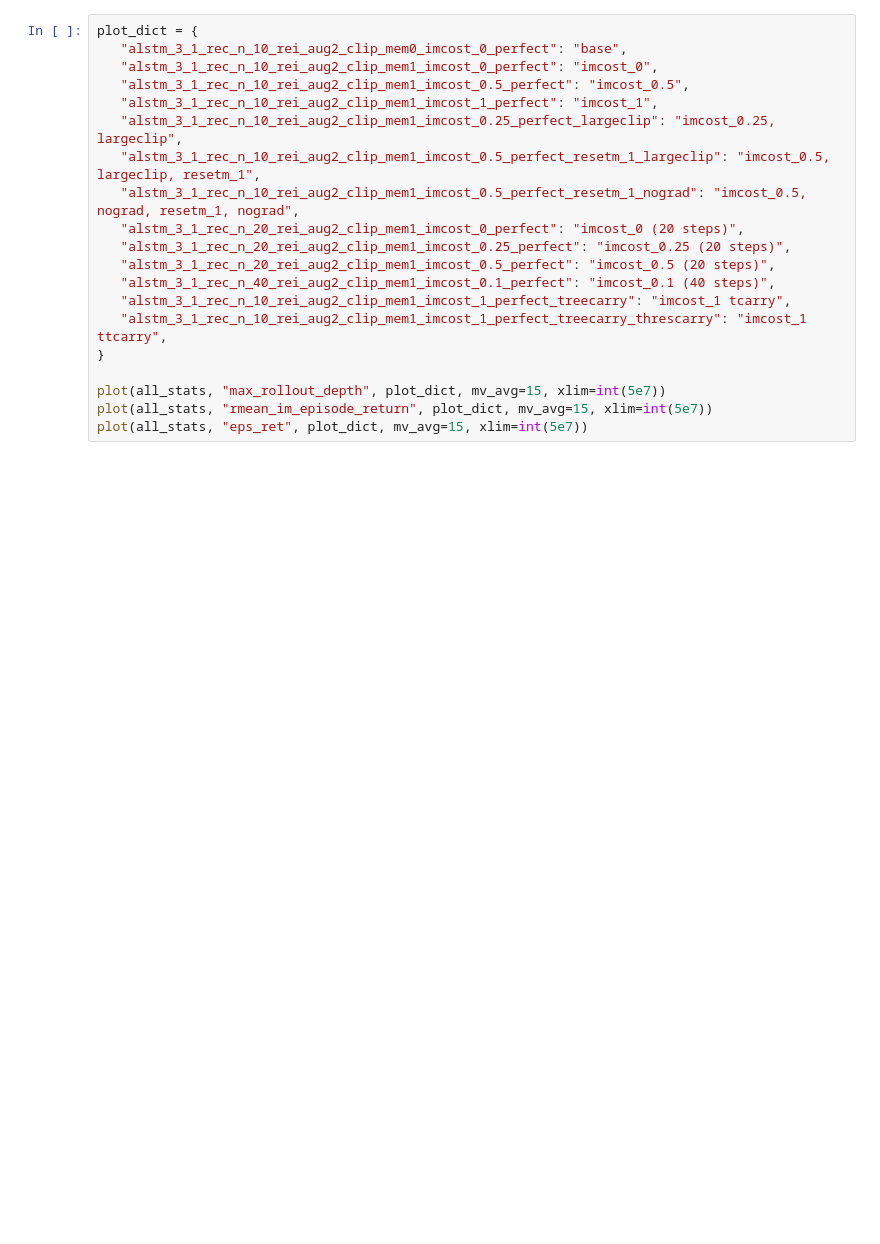
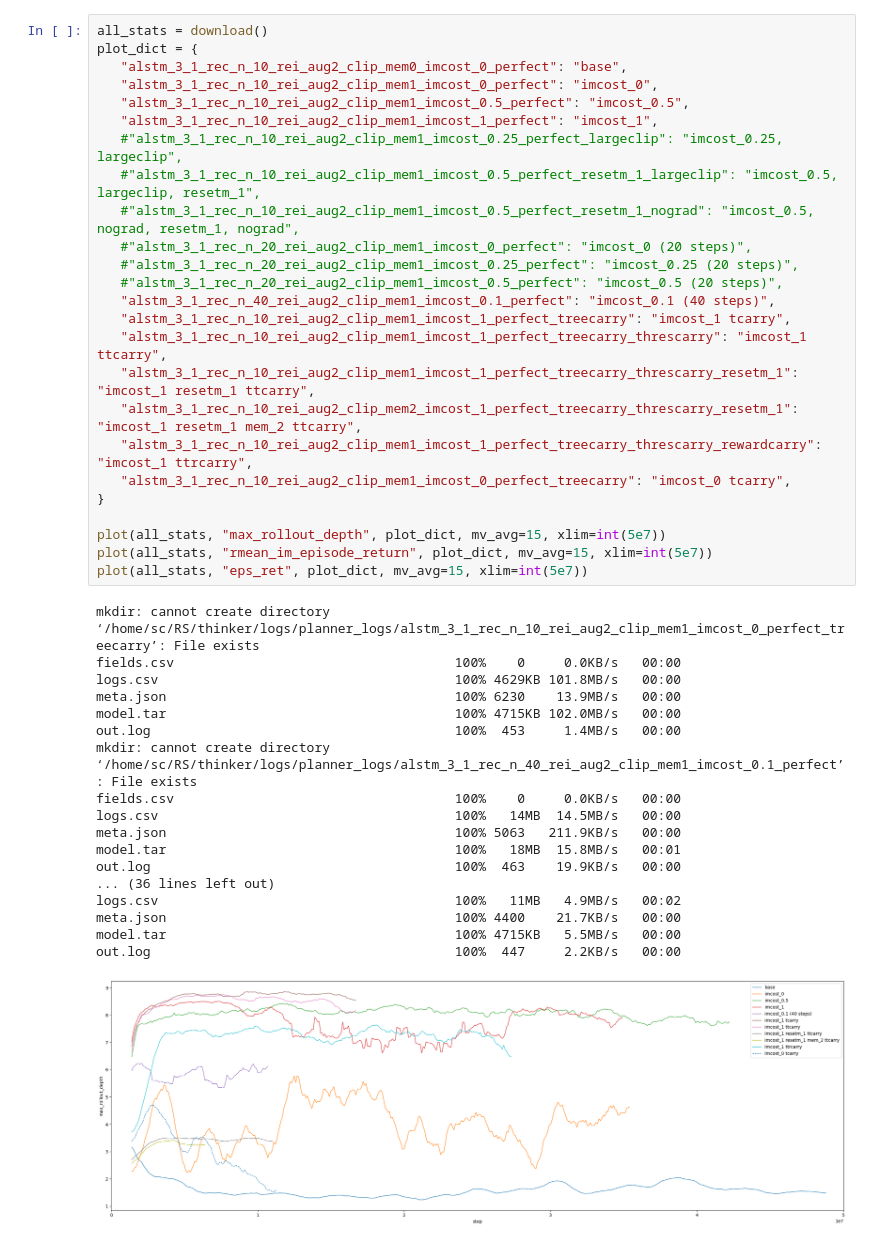
Before and after one commit to tuphs28/thinker_private_planning, a Jupyter notebook: plot.ipynb, the cells around one changed output. Drawn from its saved outputs; the diff is of its cells as text; blank space fills up the shorter version.

```diff
--- a/plot.ipynb
+++ b/plot.ipynb
@@ -161,20 +131,44 @@ plot(all_stats)
 # %%
+all_stats = download()
 plot_dict = {
    "alstm_3_1_rec_n_10_rei_aug2_clip_mem0_imcost_0_perfect": "base",
    "alstm_3_1_rec_n_10_rei_aug2_clip_mem1_imcost_0_perfect": "imcost_0",
    "alstm_3_1_rec_n_10_rei_aug2_clip_mem1_imcost_0.5_perfect": "imcost_0.5",
    "alstm_3_1_rec_n_10_rei_aug2_clip_mem1_imcost_1_perfect": "imcost_1",
-   "alstm_3_1_rec_n_10_rei_aug2_clip_mem1_imcost_0.25_perfect_largeclip": "imcost_0.25, largeclip",
-   "alstm_3_1_rec_n_10_rei_aug2_clip_mem1_imcost_0.5_perfect_resetm_1_largeclip": "imcost_0.5, largeclip, resetm_1",
-   "alstm_3_1_rec_n_10_rei_aug2_clip_mem1_imcost_0.5_perfect_resetm_1_nograd": "imcost_0.5, nograd, resetm_1, nograd",
-   "alstm_3_1_rec_n_20_rei_aug2_clip_mem1_imcost_0_perfect": "imcost_0 (20 steps)",
-   "alstm_3_1_rec_n_20_rei_aug2_clip_mem1_imcost_0.25_perfect": "imcost_0.25 (20 steps)",
-   "alstm_3_1_rec_n_20_rei_aug2_clip_mem1_imcost_0.5_perfect": "imcost_0.5 (20 steps)",
+   #"alstm_3_1_rec_n_10_rei_aug2_clip_mem1_imcost_0.25_perfect_largeclip": "imcost_0.25, largeclip",
+   #"alstm_3_1_rec_n_10_rei_aug2_clip_mem1_imcost_0.5_perfect_resetm_1_largeclip": "imcost_0.5, largeclip, resetm_1",
+   #"alstm_3_1_rec_n_10_rei_aug2_clip_mem1_imcost_0.5_perfect_resetm_1_nograd": "imcost_0.5, nograd, resetm_1, nograd",
+   #"alstm_3_1_rec_n_20_rei_aug2_clip_mem1_imcost_0_perfect": "imcost_0 (20 steps)",
+   #"alstm_3_1_rec_n_20_rei_aug2_clip_mem1_imcost_0.25_perfect": "imcost_0.25 (20 steps)",
+   #"alstm_3_1_rec_n_20_rei_aug2_clip_mem1_imcost_0.5_perfect": "imcost_0.5 (20 steps)",
    "alstm_3_1_rec_n_40_rei_aug2_clip_mem1_imcost_0.1_perfect": "imcost_0.1 (40 steps)",
    "alstm_3_1_rec_n_10_rei_aug2_clip_mem1_imcost_1_perfect_treecarry": "imcost_1 tcarry",
    "alstm_3_1_rec_n_10_rei_aug2_clip_mem1_imcost_1_perfect_treecarry_threscarry": "imcost_1 ttcarry",
+   "alstm_3_1_rec_n_10_rei_aug2_clip_mem1_imcost_1_perfect_treecarry_threscarry_resetm_1": "imcost_1 resetm_1 ttcarry",
+   "alstm_3_1_rec_n_10_rei_aug2_clip_mem2_imcost_1_perfect_treecarry_threscarry_resetm_1": "imcost_1 resetm_1 mem_2 ttcarry",
+   "alstm_3_1_rec_n_10_rei_aug2_clip_mem1_imcost_1_perfect_treecarry_threscarry_rewardcarry": "imcost_1 ttrcarry",
+   "alstm_3_1_rec_n_10_rei_aug2_clip_mem1_imcost_0_perfect_treecarry": "imcost_0 tcarry",
 }
 
 plot(all_stats, "max_rollout_depth", plot_dict, mv_avg=15, xlim=int(5e7))
 plot(all_stats, "rmean_im_episode_return", plot_dict, mv_avg=15, xlim=int(5e7))
 plot(all_stats, "eps_ret", plot_dict, mv_avg=15, xlim=int(5e7))
+# %% [output]
+mkdir: cannot create directory ‘/home/sc/RS/thinker/logs/planner_logs/alstm_3_1_rec_n_10_rei_aug2_clip_mem1_imcost_0_perfect_treecarry’: File exists
+fields.csv                                    100%    0     0.0KB/s   00:00
+logs.csv                                      100% 4629KB 101.8MB/s   00:00
+meta.json                                     100% 6230    13.9MB/s   00:00
+model.tar                                     100% 4715KB 102.0MB/s   00:00
+out.log                                       100%  453     1.4MB/s   00:00
+mkdir: cannot create directory ‘/home/sc/RS/thinker/logs/planner_logs/alstm_3_1_rec_n_40_rei_aug2_clip_mem1_imcost_0.1_perfect’: File exists
+fields.csv                                    100%    0     0.0KB/s   00:00
+logs.csv                                      100%   14MB  14.5MB/s   00:00
+meta.json                                     100% 5063   211.9KB/s   00:00
+model.tar                                     100%   18MB  15.8MB/s   00:01
+out.log                                       100%  463    19.9KB/s   00:00
+... (36 lines left out)
+logs.csv                                      100%   11MB   4.9MB/s   00:02
+meta.json                                     100% 4400    21.7KB/s   00:00
+model.tar                                     100% 4715KB   5.5MB/s   00:00
+out.log                                       100%  447     2.2KB/s   00:00
+[figure, added]
```
Also changed, not shown: parts of 10 cells of this notebook, 4 other files.
